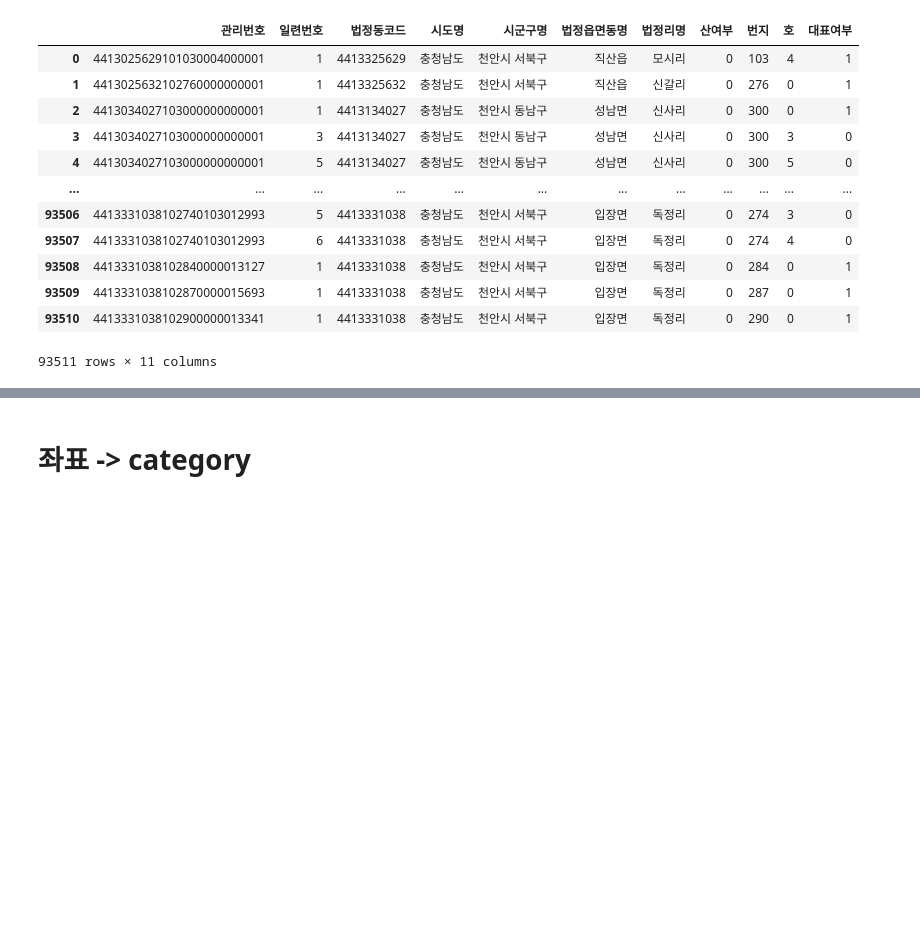
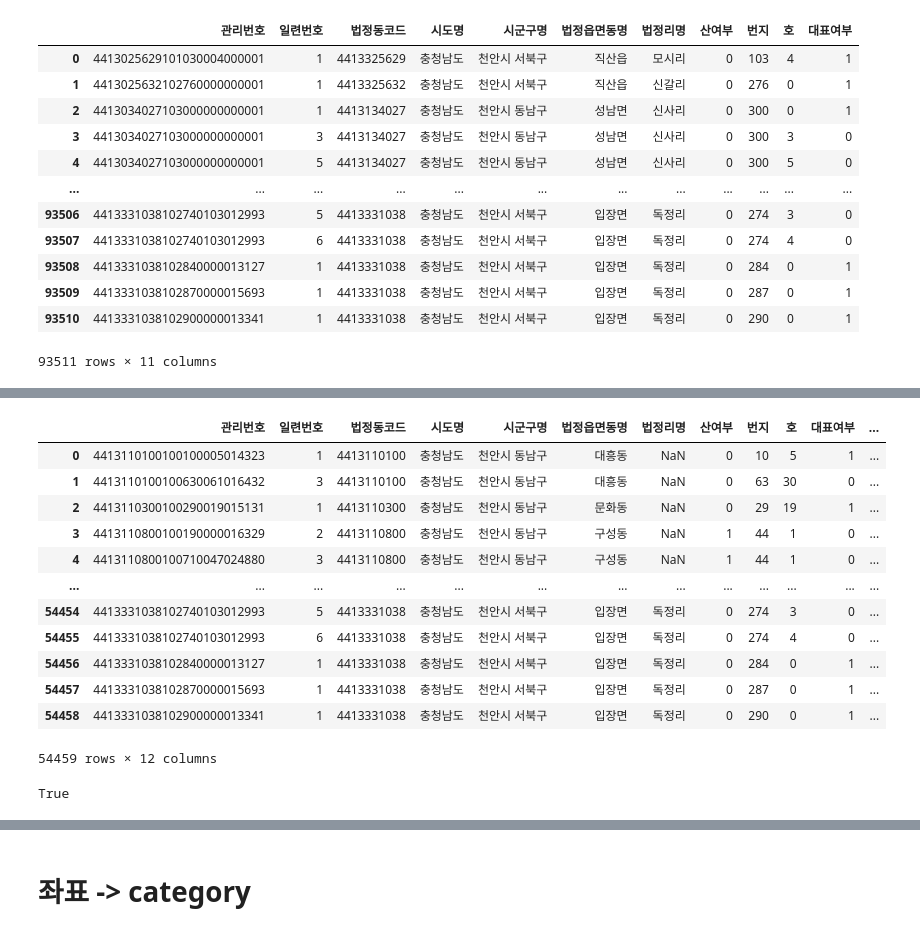
Before and after one commit to LGHelloVisionProj/Data_Visualization, a Jupyter notebook: 천안시_CodeDir/api_crawlling.ipynb, the cells around one changed output, grey strips where cells are left out. Drawn from its saved outputs; the diff is of its cells as text; code cells hidden in the pictures; blank space fills up the shorter version.

```diff
--- a/천안시_CodeDir/api_crawlling.ipynb
+++ b/천안시_CodeDir/api_crawlling.ipynb
@@ -183,0 +149,33 @@ addressCopy.loc[:10,'byAPI'][4]
+# %%
+# address_more_isna
+# 법정리명      nan값 주의
+from tqdm import tqdm
+
+cnt=0
+
+addressCopy = address_more_isna.copy()
+headers = {'Authorization': 'KakaoAK {}'.format('1d49e941371e685a965fba06520cda68') }
+addressCopy['byAPI'] =None
+for idx in tqdm(range(len(addressCopy))):
+  try:
+    address1 = addressCopy.loc[idx,'시군구명']
+    address2 = addressCopy.loc[idx,'법정읍면동명']
+    address3 = addressCopy.loc[idx,'번지']
+    address4 = addressCopy.loc[idx,'호']
+    address =  address1 + ' ' + address2 + ' ' + str(address3) + ' ' + str(address4)
+
+    searching = address
+    url = 'https://dapi.kakao.com/v2/local/search/address.json?query={}'.format(searching)
+    # headers = {'Authorization': 'KakaoAK {}'.format('c454c0e64688ce2bde2dfff9cceced87') }
+    data = requests.post(url,headers=headers)
+    result = json.loads(data.text)
+    documents = result['documents']
+
+
+    addressCopy.at[idx,'byAPI'] = documents[0]
+  except:
+    cnt+=1
+    if cnt%50==0:
+      print('쿼리값을 못찾는중:',cnt)
+
+    pass
@@ -183,0 +188,21 @@ addressCopy.loc[:10,'byAPI'][4]
+# %%
+addressCopy
+# %% [output]
+|  | 관리번호 | 일련번호 | 법정동코드 | 시도명 | 시군구명 | 법정읍면동명 | 법정리명 | 산여부 | 번지 | 호 | 대표여부 | ... |
+| 0 | 4413110100100100005014323 | 1 | 4413110100 | 충청남도 | 천안시 동남구 | 대흥동 | NaN | 0 | 10 | 5 | 1 | ... |
+| 1 | 4413110100100630061016432 | 3 | 4413110100 | 충청남도 | 천안시 동남구 | 대흥동 | NaN | 0 | 63 | 30 | 0 | ... |
+| 2 | 4413110300100290019015131 | 1 | 4413110300 | 충청남도 | 천안시 동남구 | 문화동 | NaN | 0 | 29 | 19 | 1 | ... |
+| 3 | 4413110800100190000016329 | 2 | 4413110800 | 충청남도 | 천안시 동남구 | 구성동 | NaN | 1 | 44 | 1 | 0 | ... |
+| 4 | 4413110800100710047024880 | 3 | 4413110800 | 충청남도 | 천안시 동남구 | 구성동 | NaN | 1 | 44 | 1 | 0 | ... |
+| ... | ... | ... | ... | ... | ... | ... | ... | ... | ... | ... | ... | ... |
+| 54454 | 4413331038102740103012993 | 5 | 4413331038 | 충청남도 | 천안시 서북구 | 입장면 | 독정리 | 0 | 274 | 3 | 0 | ... |
+| 54455 | 4413331038102740103012993 | 6 | 4413331038 | 충청남도 | 천안시 서북구 | 입장면 | 독정리 | 0 | 274 | 4 | 0 | ... |
+| 54456 | 4413331038102840000013127 | 1 | 4413331038 | 충청남도 | 천안시 서북구 | 입장면 | 독정리 | 0 | 284 | 0 | 1 | ... |
+| 54457 | 4413331038102870000015693 | 1 | 4413331038 | 충청남도 | 천안시 서북구 | 입장면 | 독정리 | 0 | 287 | 0 | 1 | ... |
+| 54458 | 4413331038102900000013341 | 1 | 4413331038 | 충청남도 | 천안시 서북구 | 입장면 | 독정리 | 0 | 290 | 0 | 1 | ... |
+54459 rows × 12 columns
+# %%
+merged_df = pd.concat([address_more_isNotna,addressCopy],ignore_index=True)
+print(len(merged_df)==len(address_more))
+# %% [output]
+True
```
Also changed, not shown: parts of 14 cells of this notebook, 3 other files.
